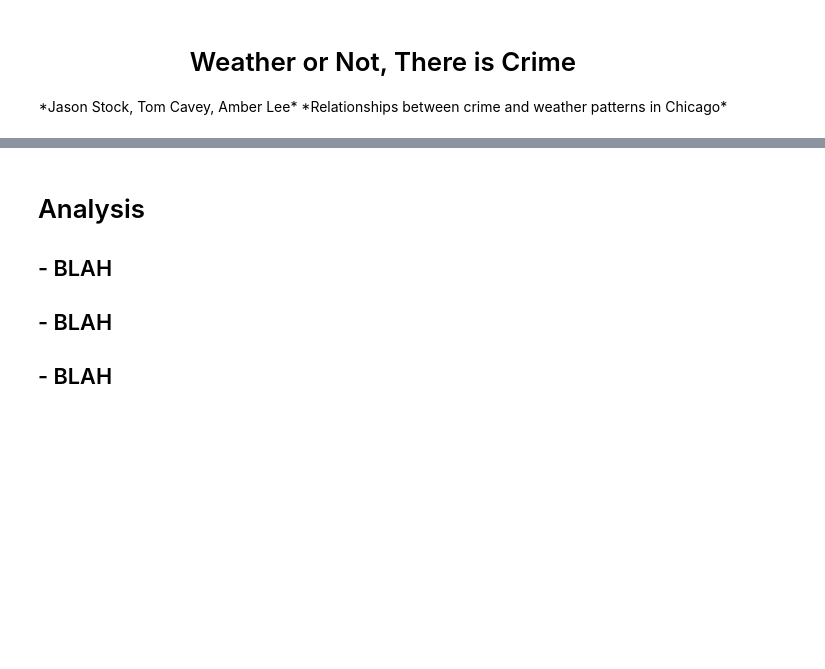
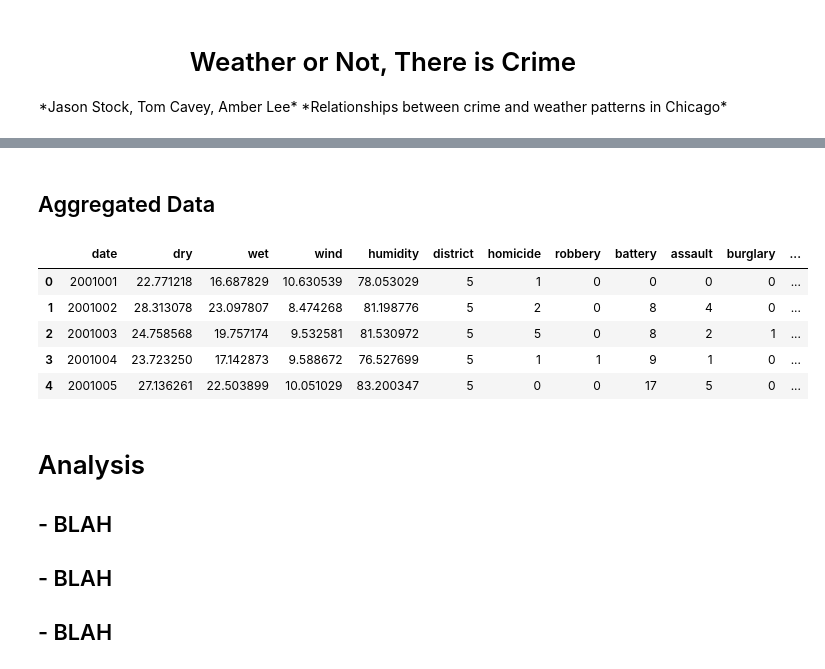
Before and after one commit to stockeh/big-data-weather-crime, a Jupyter notebook: notebooks/final-presentation.ipynb, the cells around one changed output, grey strips where cells are left out. Saved outputs shown, nothing was run; the diff lists cells and outputs as text; code cells hidden in the pictures; blank space fills up the shorter version.

```diff
--- a/notebooks/final-presentation.ipynb
+++ b/notebooks/final-presentation.ipynb
@@ -54,7 +35,7 @@ class Models:
     def train(self, iterations=100, normalize=True, partition=True):
         """Train each network and save the trained nnet object to trained_nn"""
         for district in range(self.num_districts):
-            data = pd.read_csv('../Output/WeeklyOutput/wc'+str(district + 1)+'.csv', sep=',', low_memory=False,
+            data = pd.read_csv('../output/WeeklyOutput/wc'+str(district + 1)+'.csv', sep=',', low_memory=False,
             names = ['date', 'dry', 'wet', 'wind', 'humidity', 'district', 'homicide', 'robbery',
                      'battery', 'assault', 'burglary', 'theft', 'motor', 'weapons']).iloc[70:]
             if normalize:
@@ -143,9 +124,7 @@ def get_values(X, T, network, train_f, itr, partition = False):
 
 def network_test(district='4'):
     """Display a run with 20 networks - graphing the error output"""
-    data = pd.read_csv('../Output/WeeklyOutput/wc'+district+'.csv', sep=',', low_memory=False,
-            names = ['date', 'dry', 'wet', 'wind', 'humidity', 'district', 'homicide', 'robbery',
-                     'battery', 'assault', 'burglary', 'theft', 'motor', 'weapons']).iloc[70:]
+    data = read_data(district).iloc[70:]
 
     cols_to_norm = ['dry', 'wet', 'wind', 'humidity']
     data[cols_to_norm] = data[cols_to_norm].apply(lambda x: (x - x.min()) / (x.max() - x.min()))
@@ -198,10 +177,22 @@ def bar_test(year=5, district='4'):
 
         plt.show()
 
-    data = pd.read_csv('../Output/WeeklyOutput/wc'+district+'.csv', sep=',', low_memory=False,
-                   names = ['date', 'dry', 'wet', 'wind', 'humidity', 'district', 'homicide', 'robbery',
-                            'battery', 'assault', 'burglary', 'theft', 'motor', 'weapons'])
+    data = read_data(district).iloc[70:]
     bar_crime(data, year)
+
+
+def read_data(district='5'):
+    return pd.read_csv('../output/WeeklyOutput/wc'+district+'.csv', sep=',', low_memory=False,
+                names = ['date', 'dry', 'wet', 'wind', 'humidity', 'district', 'homicide', 'robbery',
+                         'battery', 'assault', 'burglary', 'theft', 'motor', 'weapons'])
+def data_head():
+    return read_data().head()
+
+def crime_head():
+    return pd.read_csv('../archive/sample/crime_records.csv', sep=',').head(4)
+
+def weather_head():
+    return pd.read_csv('../archive/sample/weather.csv', sep=',').iloc[:, : 19].head()
 # %%
 # IMPORT ABOVE FILE
 
@@ -210,3 +235,14 @@ def bar_test(year=5, district='4'):
+# %% [markdown]
+## Aggregated Data
+# %%
+data_head()
+# %% [output]
+|  | date | dry | wet | wind | humidity | district | homicide | robbery | battery | assault | burglary | ... |
+| 0 | 2001001 | 22.771218 | 16.687829 | 10.630539 | 78.053029 | 5 | 1 | 0 | 0 | 0 | 0 | ... |
+| 1 | 2001002 | 28.313078 | 23.097807 | 8.474268 | 81.198776 | 5 | 2 | 0 | 8 | 4 | 0 | ... |
+| 2 | 2001003 | 24.758568 | 19.757174 | 9.532581 | 81.530972 | 5 | 5 | 0 | 8 | 2 | 1 | ... |
+| 3 | 2001004 | 23.723250 | 17.142873 | 9.588672 | 76.527699 | 5 | 1 | 1 | 9 | 1 | 0 | ... |
+| 4 | 2001005 | 27.136261 | 22.503899 | 10.051029 | 83.200347 | 5 | 0 | 0 | 17 | 5 | 0 | ... |
 # %% [markdown]
 # Analysis
 
```
Also changed, not shown: parts of 9 cells of this notebook, 3 other files.
